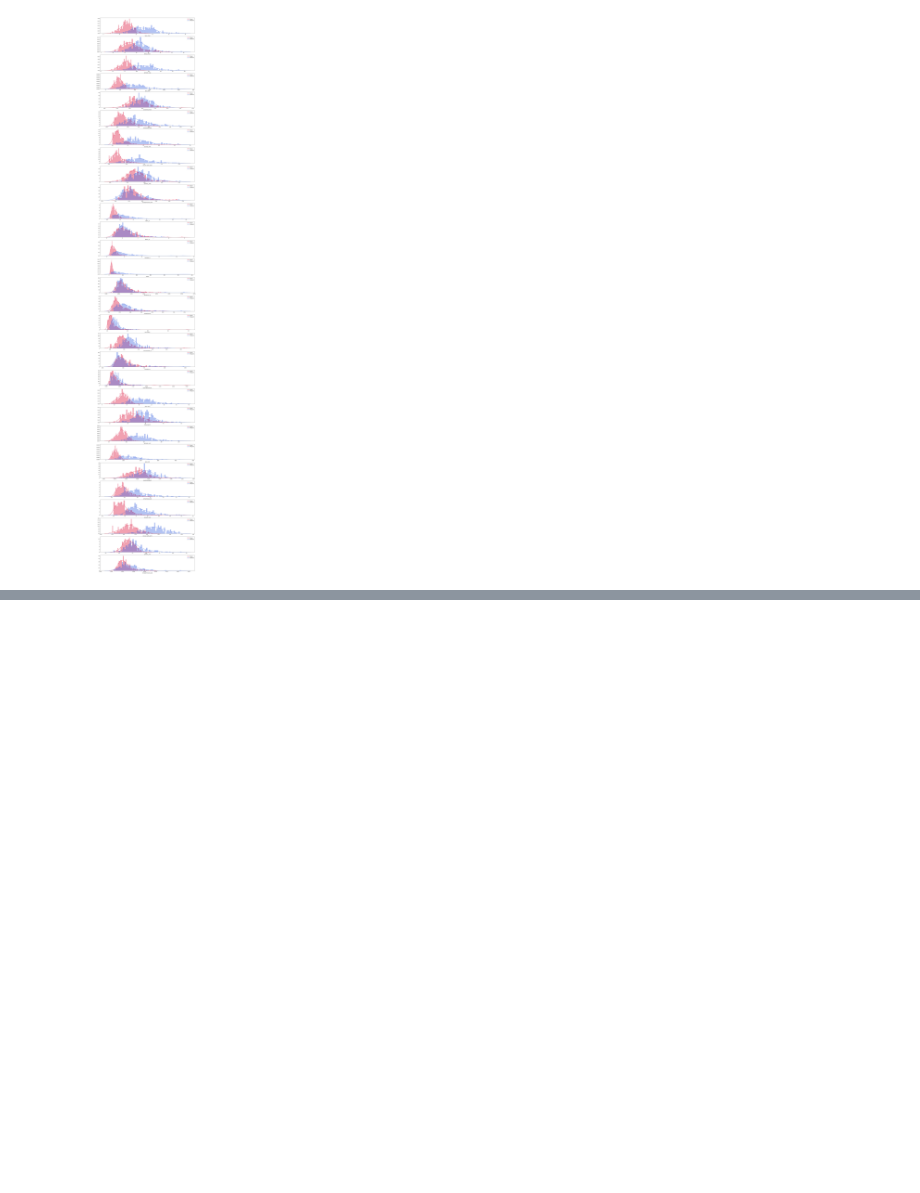
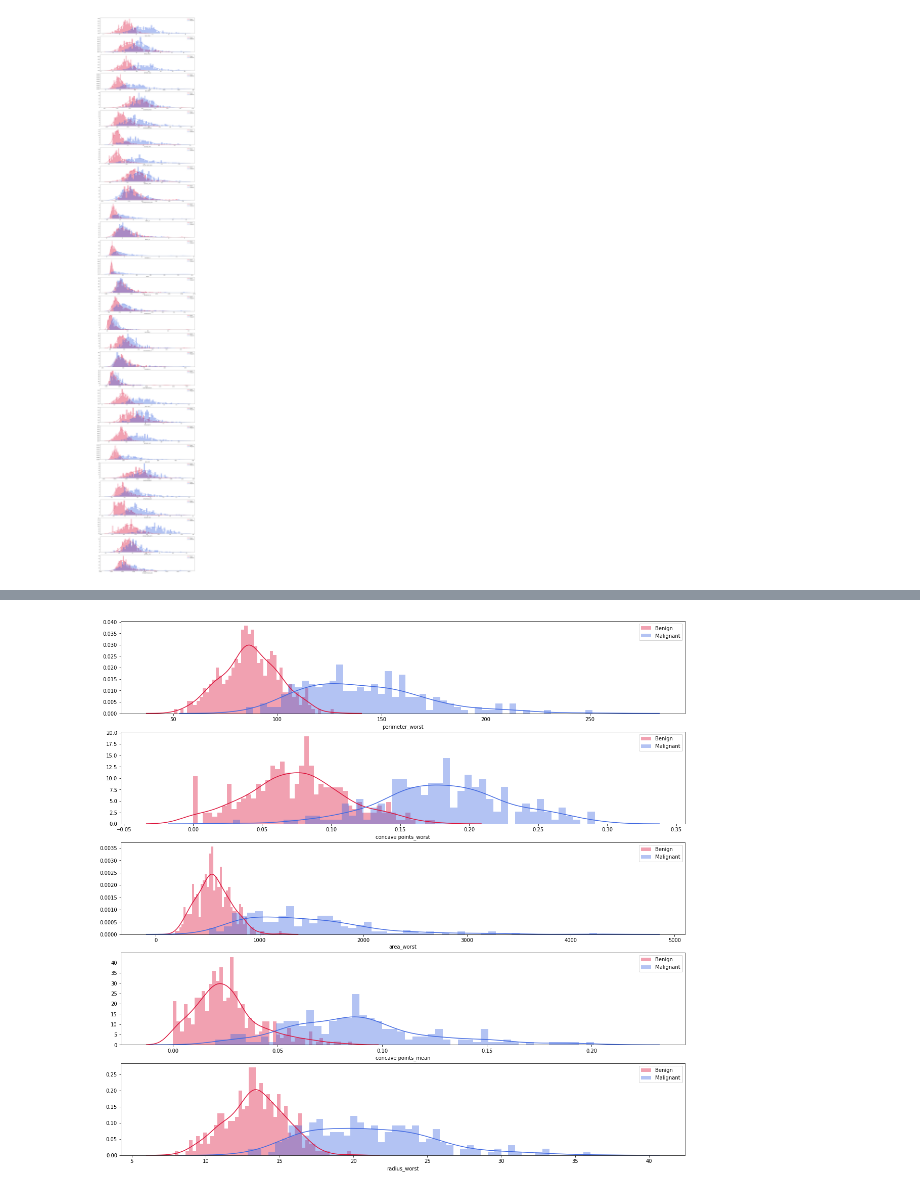
Before and after one commit to kizakiza2501/tutrialRandomForest, a Jupyter notebook: codexaRandomForestTutroal__2.ipynb, the cells around one changed output, grey strips where cells are left out. Saved outputs shown, nothing was run; the diff lists cells and outputs as text; code cells hidden in the pictures; blank space fills up the shorter version.

```diff
--- a/codexaRandomForestTutroal__2.ipynb
+++ b/codexaRandomForestTutroal__2.ipynb
@@ -180,0 +213,20 @@ min params:{'bootstrap': True, 'criterion': 'gini', 'max_depth': None, 'max_feat
+# %%
+# 重要度の高いものだけ残す
+X_train = X_train[['perimeter_worst','concave points_worst','area_worst','concave points_mean','radius_worst']]
+# %%
+# 各特徴量の重なりが少ないことを確認（重なりが少ないと分類しやすい）
+legend= ['Benign','Malignant']
+
+plt.figure(figsize=(20,32*4))
+gs = gridspec.GridSpec(32, 1)
+
+# enumerateでインデックスと要素を同時取得
+# ターゲット変数ごとの重なりを確認することで、分類に役立つ項目かどうかを確認する
+# （重なりが多いと分類には役に立たない）
+for i, col in enumerate(df[X_train.columns]):
+    ax = plt.subplot(gs[i])
+    sns.distplot(df[col][df.diagnosis == 0],bins=50, color='crimson')
+    sns.distplot(df[col][df.diagnosis == 1],bins=50, color='royalblue')
+    plt.legend(legend)
+# %% [output]
+[figure, added]
```
Also changed, not shown: parts of 9 cells of this notebook, 2 other files.
